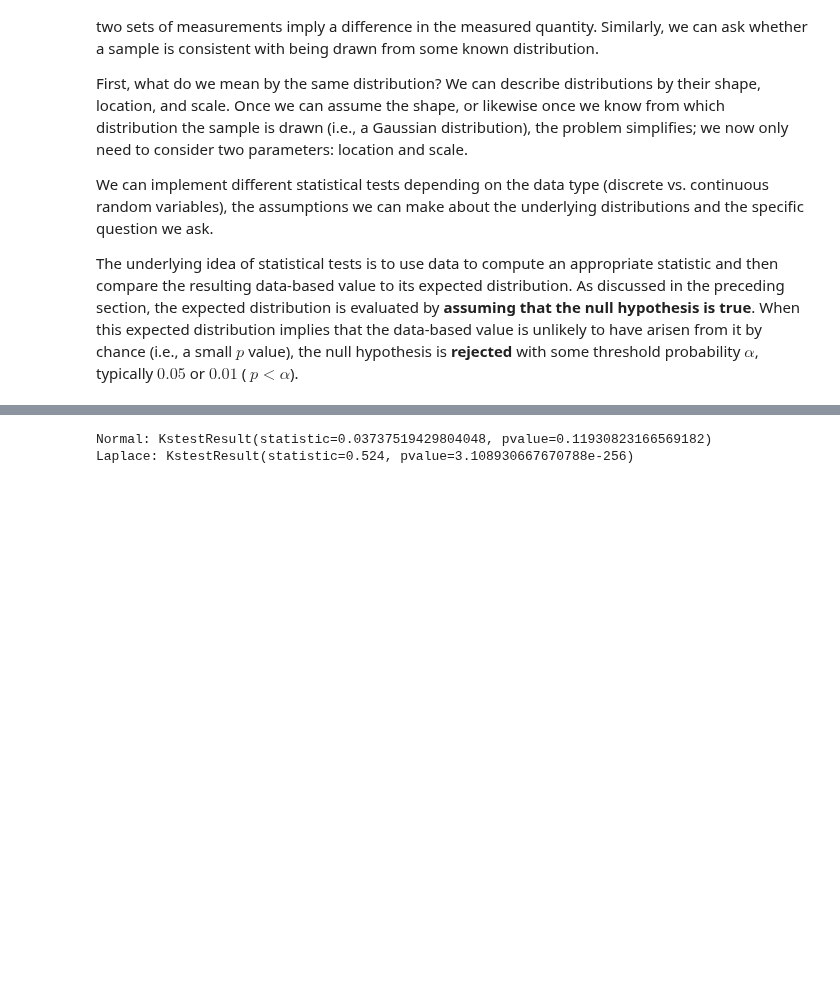
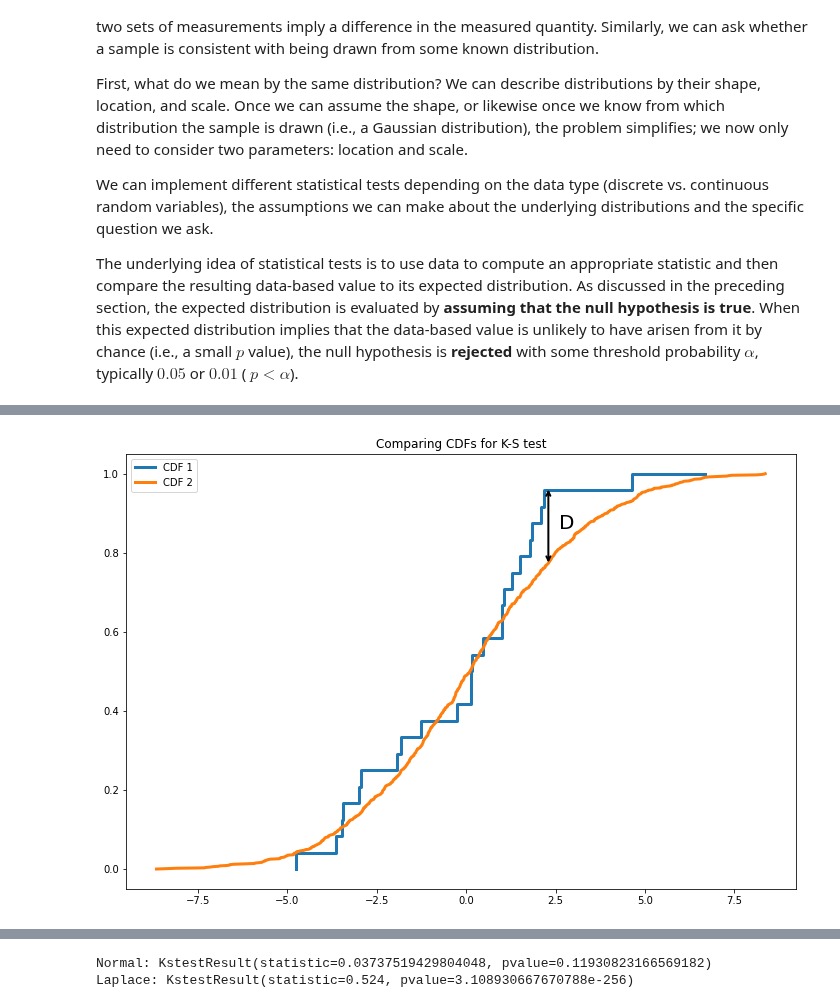
Before and after one commit to astroML/astroML-notebooks, a Jupyter notebook: chapter4/astroml_chapter4_Comparison_of_distributions.ipynb, the cells around one changed output, grey strips where cells are left out. Saved outputs shown, nothing was run; the diff lists cells and outputs as text; code cells hidden in the pictures; blank space fills up the shorter version.

```diff
--- a/chapter4/astroml_chapter4_Comparison_of_distributions.ipynb
+++ b/chapter4/astroml_chapter4_Comparison_of_distributions.ipynb
@@ -12 +36,22 @@ The underlying idea of statistical tests is to use data to compute an appropriat
+# %%
+import numpy as np
+from scipy import stats
+import matplotlib.pyplot as plt
+
+np.random.seed(4)
+plt.figure(figsize=(12, 8))
+
+plt.step(np.sort(stats.norm.rvs(0,3,25)), np.linspace(0, 1, 25) ,lw = 3)
+plt.plot(np.sort(stats.norm.rvs(0,3,1000)), np.linspace(0, 1, 1000), lw=3)
+
+plt.annotate("", xy=(2.3, 0.965), xytext=(2.3, 0.77),
+            arrowprops=dict(arrowstyle="<->",lw=2))
+
+plt.text(2.6,0.86, "D", fontsize = 20)
+
+plt.legend(['CDF 1', 'CDF 2'])
+plt.title('Comparing CDFs for K-S test')
+plt.show()
+# %% [output]
+[figure, added]
 # %% [markdown]
```
Also changed, not shown: parts of 15 cells of this notebook.
